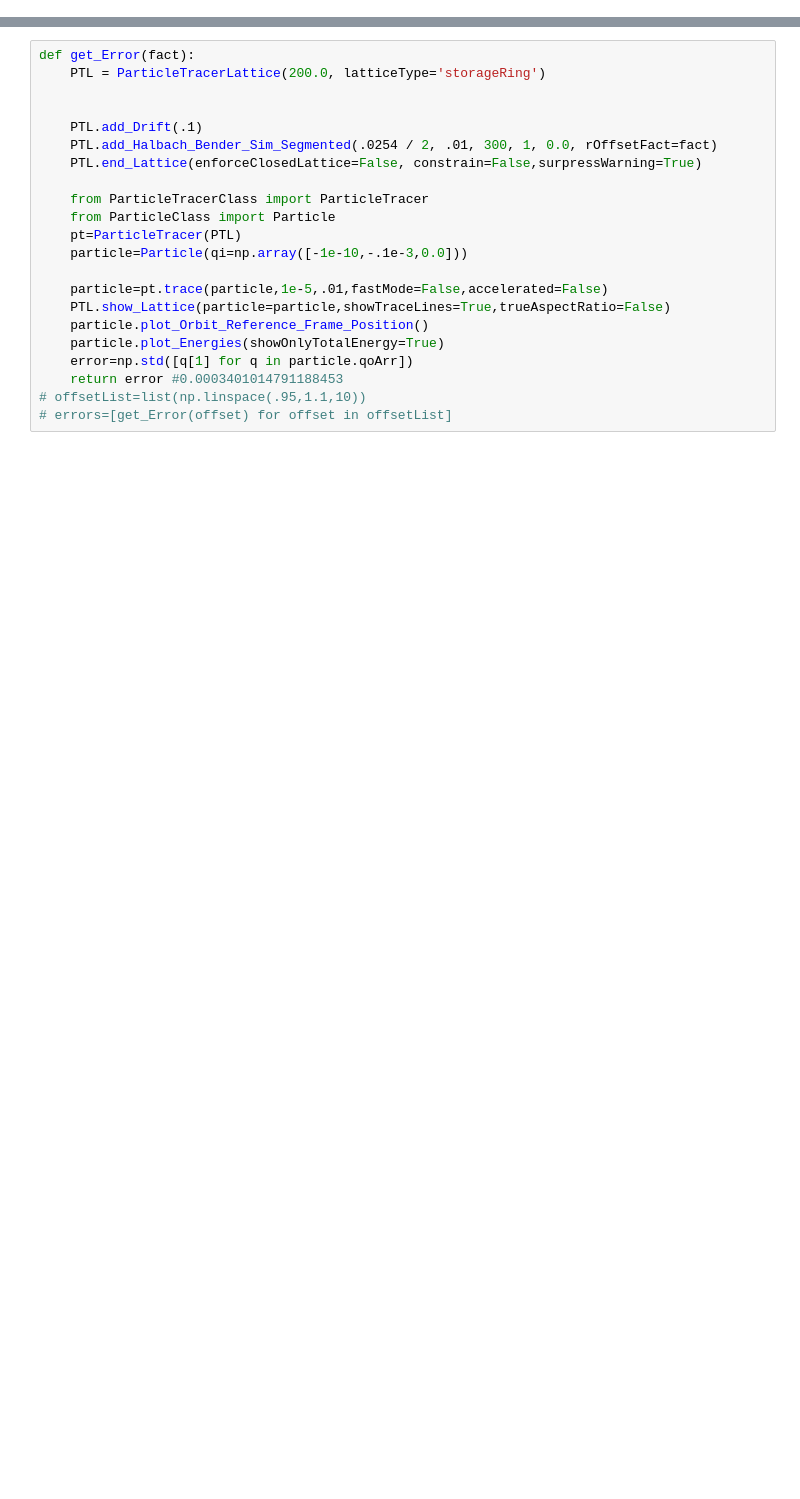
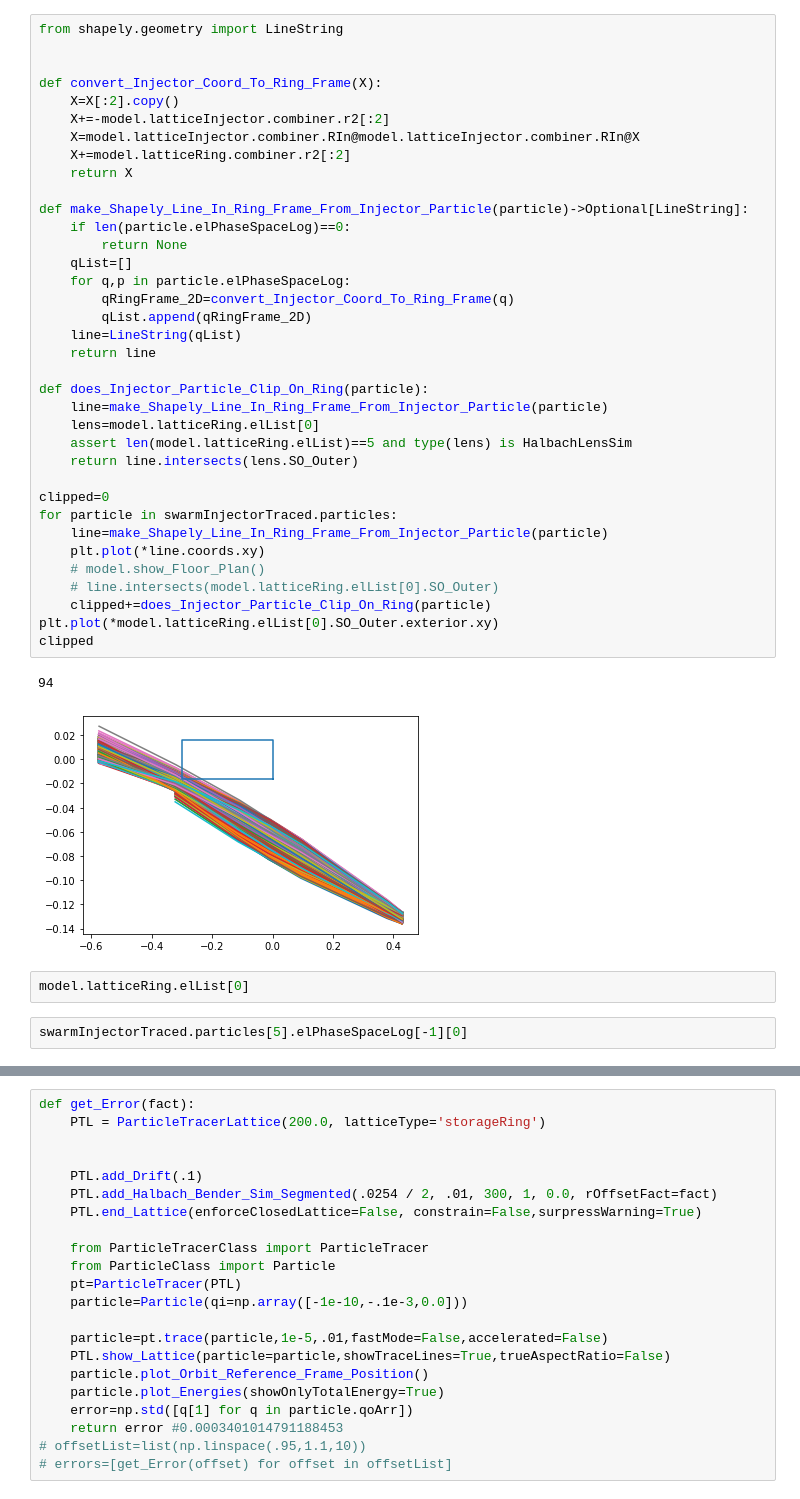
Before and after one commit to BillyTheKidPhysicist/storageRing, a Jupyter notebook: storageRingModel/notebook.ipynb, the cells around one changed output, grey strips where cells are left out. Drawn from its saved outputs; the diff is of its cells as text; blank space fills up the shorter version.

```diff
--- a/storageRingModel/notebook.ipynb
+++ b/storageRingModel/notebook.ipynb
@@ -96,3 +126,46 @@ sol.fun,rOffset #(9.321391417934391e-05, 0.0038778991699218723)
+# %%
+from shapely.geometry import LineString
+
+
+def convert_Injector_Coord_To_Ring_Frame(X):
+    X=X[:2].copy()
+    X+=-model.latticeInjector.combiner.r2[:2]
+    X=model.latticeInjector.combiner.RIn@model.latticeInjector.combiner.RIn@X
+    X+=model.latticeRing.combiner.r2[:2]
+    return X
+
+def make_Shapely_Line_In_Ring_Frame_From_Injector_Particle(particle)->Optional[LineString]:
+    if len(particle.elPhaseSpaceLog)==0:
+        return None
+    qList=[]
+    for q,p in particle.elPhaseSpaceLog:
+        qRingFrame_2D=convert_Injector_Coord_To_Ring_Frame(q)
+        qList.append(qRingFrame_2D)
+    line=LineString(qList)
+    return line
+
+def does_Injector_Particle_Clip_On_Ring(particle):
+    line=make_Shapely_Line_In_Ring_Frame_From_Injector_Particle(particle)
+    lens=model.latticeRing.elList[0]
+    assert len(model.latticeRing.elList)==5 and type(lens) is HalbachLensSim
+    return line.intersects(lens.SO_Outer)
+
+clipped=0
+for particle in swarmInjectorTraced.particles:
+    line=make_Shapely_Line_In_Ring_Frame_From_Injector_Particle(particle)
+    plt.plot(*line.coords.xy)
+    # model.show_Floor_Plan()
+    # line.intersects(model.latticeRing.elList[0].SO_Outer)
+    clipped+=does_Injector_Particle_Clip_On_Ring(particle)
+plt.plot(*model.latticeRing.elList[0].SO_Outer.exterior.xy)
+clipped
+# %% [output]
+94
+[figure, added]
+# %%
+model.latticeRing.elList[0]
+# %%
+swarmInjectorTraced.particles[5].elPhaseSpaceLog[-1][0]
 # %%
 func=lambda x:offset_Error(x[0])
 bounds=[(0.0,rp*.9)]
```
Also changed, not shown: parts of 23 cells of this notebook, 13 other files.
